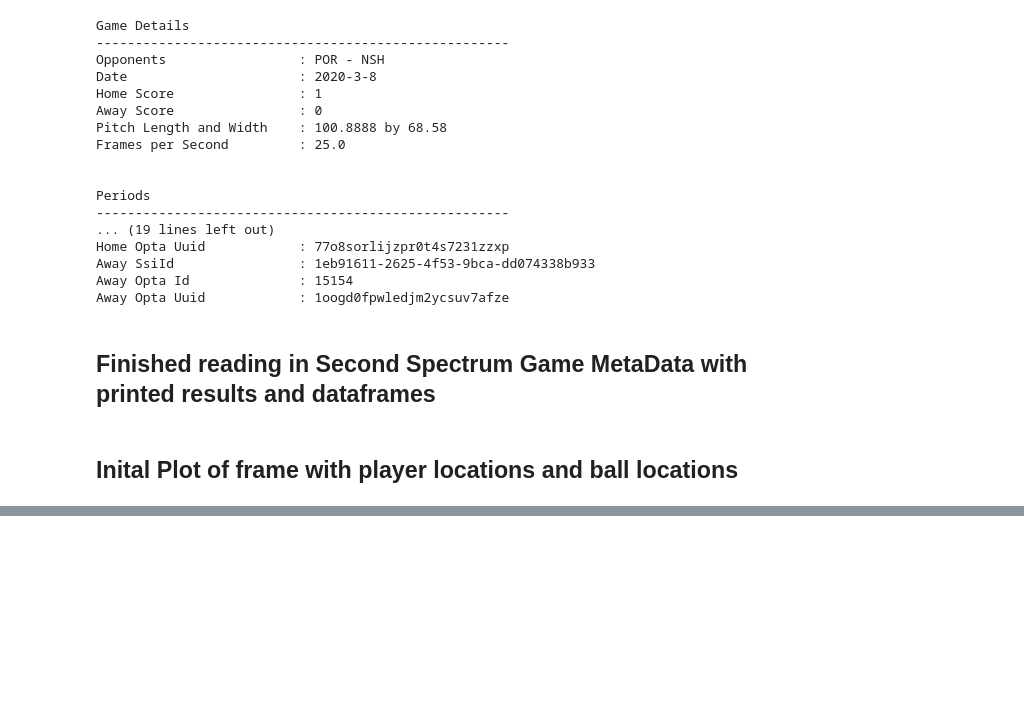
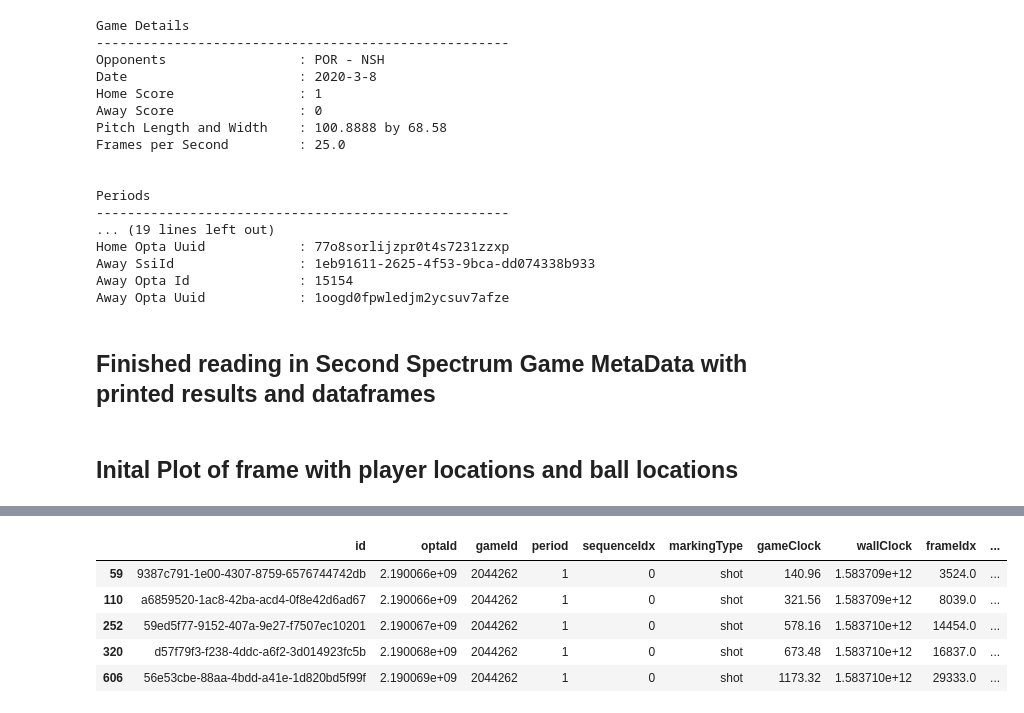
Before and after one commit to morganabbitt/MLS-Project2, a Jupyter notebook: Notebooks/cleaning_jsonl.ipynb, the cells around one changed output, grey strips where cells are left out. Saved outputs shown, nothing was run; the diff lists cells and outputs as text; code cells hidden in the pictures; blank space fills up the shorter version.

```diff
--- a/Notebooks/cleaning_jsonl.ipynb
+++ b/Notebooks/cleaning_jsonl.ipynb
@@ -215,0 +221,11 @@ Time of Frame: 0.80 minutes
+# %%
+pd.set_option('display.max_columns', 100)
+
+df_marking[df_marking['markingType'] == 'shot'].head()
+# %% [output]
+|  | id | optaId | gameId | period | sequenceIdx | markingType | gameClock | wallClock | frameIdx | ... |
+| 59 | 9387c791-1e00-4307-8759-6576744742db | 2.190066e+09 | 2044262 | 1 | 0 | shot | 140.96 | 1.583709e+12 | 3524.0 | ... |
+| 110 | a6859520-1ac8-42ba-acd4-0f8e42d6ad67 | 2.190066e+09 | 2044262 | 1 | 0 | shot | 321.56 | 1.583709e+12 | 8039.0 | ... |
+| 252 | 59ed5f77-9152-407a-9e27-f7507ec10201 | 2.190067e+09 | 2044262 | 1 | 0 | shot | 578.16 | 1.583710e+12 | 14454.0 | ... |
+| 320 | d57f79f3-f238-4ddc-a6f2-3d014923fc5b | 2.190068e+09 | 2044262 | 1 | 0 | shot | 673.48 | 1.583710e+12 | 16837.0 | ... |
+| 606 | 56e53cbe-88aa-4bdd-a41e-1d820bd5f99f | 2.190069e+09 | 2044262 | 1 | 0 | shot | 1173.32 | 1.583710e+12 | 29333.0 | ... |
```
Also changed, not shown: parts of 7 cells of this notebook, 3 other files.
